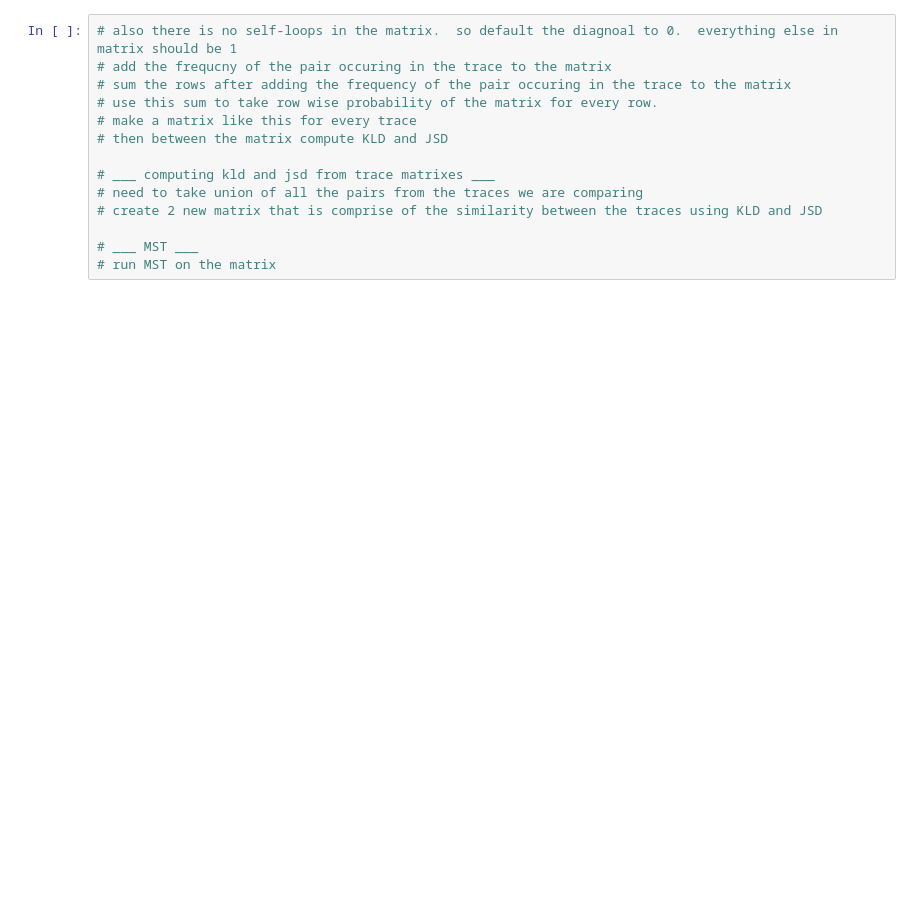
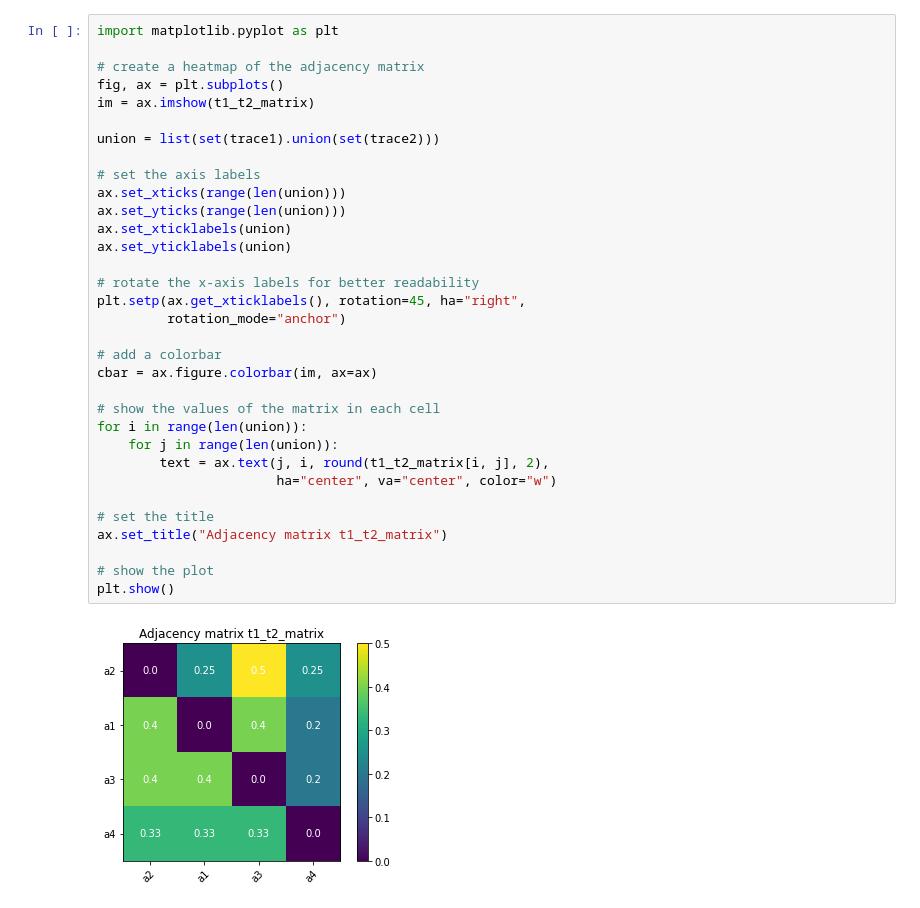
Before and after one commit to dunncw/CSIS-638--Implementation-of-Database-Management-Systems, a Jupyter notebook: Project/Analysis_Scripts/mycode/toyExample.ipynb, the cells around one changed output. Drawn from its saved outputs; the diff is of its cells as text; blank space fills up the shorter version.

Commit message:
reworked adjaceny matrix and kld jsd calculations

```diff
--- a/Project/Analysis_Scripts/mycode/toyExample.ipynb
+++ b/Project/Analysis_Scripts/mycode/toyExample.ipynb
@@ -193,14 +88,35 @@ Adjacency matrix for trace1:
-# %%
-# also there is no self-loops in the matrix.  so default the diagnoal to 0.  everything else in matrix should be 1
-# add the frequcny of the pair occuring in the trace to the matrix
-# sum the rows after adding the frequency of the pair occuring in the trace to the matrix
-# use this sum to take row wise probability of the matrix for every row.
-# make a matrix like this for every trace
-# then between the matrix compute KLD and JSD
-
-# ___ computing kld and jsd from trace matrixes ___
-# need to take union of all the pairs from the traces we are comparing
-# create 2 new matrix that is comprise of the similarity between the traces using KLD and JSD
-
-# ___ MST ___
-# run MST on the matrix
+# %%
+import matplotlib.pyplot as plt
+
+# create a heatmap of the adjacency matrix
+fig, ax = plt.subplots()
+im = ax.imshow(t1_t2_matrix)
+
+union = list(set(trace1).union(set(trace2)))
+
+# set the axis labels
+ax.set_xticks(range(len(union)))
+ax.set_yticks(range(len(union)))
+ax.set_xticklabels(union)
+ax.set_yticklabels(union)
+
+# rotate the x-axis labels for better readability
+plt.setp(ax.get_xticklabels(), rotation=45, ha="right",
+         rotation_mode="anchor")
+
+# add a colorbar
+cbar = ax.figure.colorbar(im, ax=ax)
+
+# show the values of the matrix in each cell
+for i in range(len(union)):
+    for j in range(len(union)):
+        text = ax.text(j, i, round(t1_t2_matrix[i, j], 2),
+                       ha="center", va="center", color="w")
+
+# set the title
+ax.set_title("Adjacency matrix t1_t2_matrix")
+
+# show the plot
+plt.show()
+# %% [output]
+[figure, added]
```
Also changed, not shown: parts of 6 cells of this notebook.
